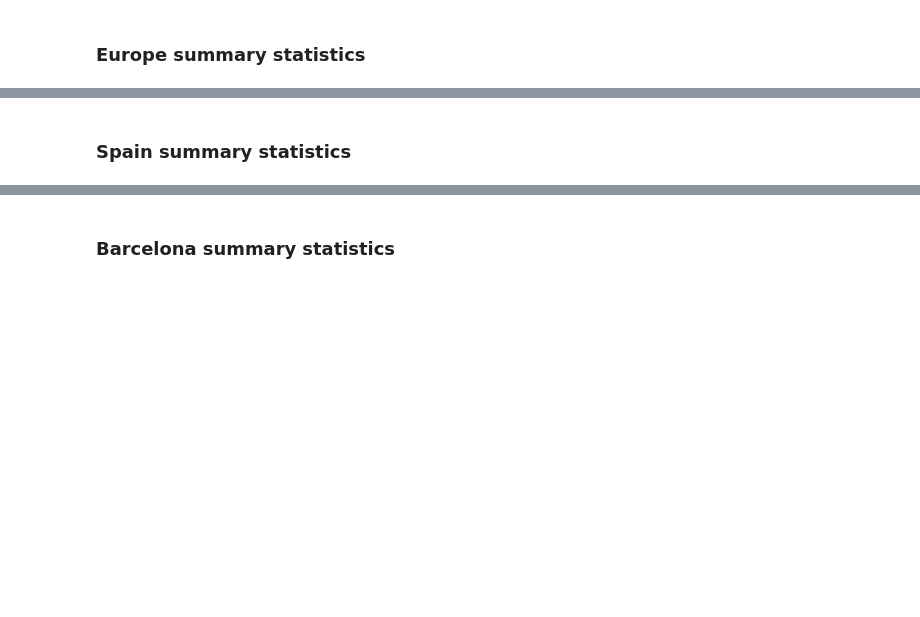
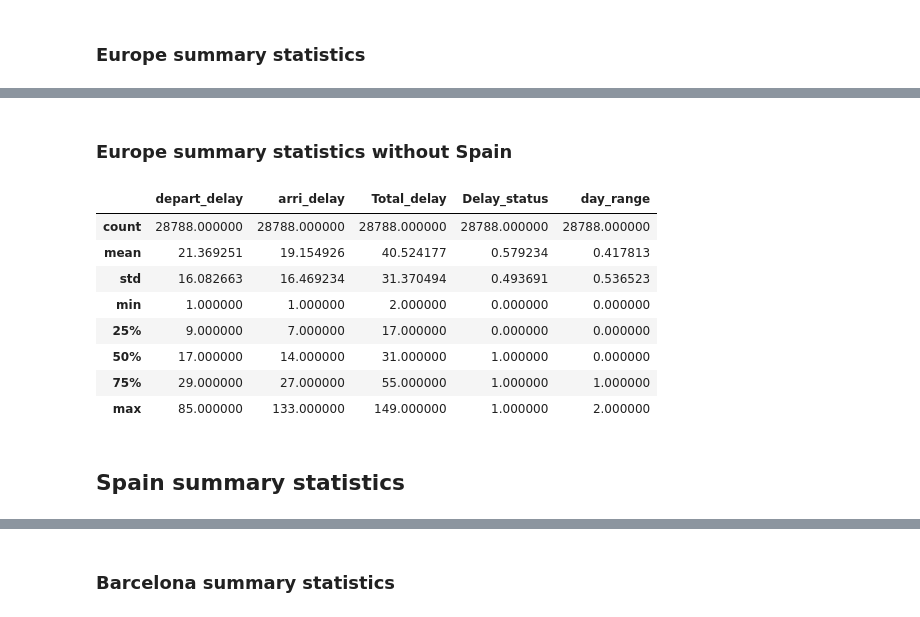
Before and after one commit to albertoabreu91/Airplanes_delay_project, a Jupyter notebook: your-project/Analysis/Hypothesis_testing.ipynb, the cells around one changed output, grey strips where cells are left out. Drawn from its saved outputs; the diff is of its cells as text; code cells hidden in the pictures; blank space fills up the shorter version.

```diff
--- a/your-project/Analysis/Hypothesis_testing.ipynb
+++ b/your-project/Analysis/Hypothesis_testing.ipynb
@@ -82,3 +82,21 @@ eu_t_delay_var = eu_delays.Total_delay.var()
 
 europe_delay_mean = 12.0
 #https://www.eurocontrol.int/sites/default/files/2019-07/eurocontrol_top_stats_-_june_2019.pdf
+# %% [markdown]
+### Europe summary statistics without Spain
+# %%
+data_eu2 = data[data['depart_country'] != 'ES']
+# %%
+eu2_delays =  data_eu2[np.logical_and(data_eu2['depart_delay']>0, data_eu2['arri_delay']>0)]
+# %%
+eu2_delays.describe()
+# %% [output]
+|  | depart_delay | arri_delay | Total_delay | Delay_status | day_range |
+| count | 28788.000000 | 28788.000000 | 28788.000000 | 28788.000000 | 28788.000000 |
+| mean | 21.369251 | 19.154926 | 40.524177 | 0.579234 | 0.417813 |
+| std | 16.082663 | 16.469234 | 31.370494 | 0.493691 | 0.536523 |
+| min | 1.000000 | 1.000000 | 2.000000 | 0.000000 | 0.000000 |
+| 25% | 9.000000 | 7.000000 | 17.000000 | 0.000000 | 0.000000 |
+| 50% | 17.000000 | 14.000000 | 31.000000 | 1.000000 | 0.000000 |
+| 75% | 29.000000 | 27.000000 | 55.000000 | 1.000000 | 1.000000 |
+| max | 85.000000 | 133.000000 | 149.000000 | 1.000000 | 2.000000 |
@@ -85,5 +110,5 @@ europe_delay_mean = 12.0
 # %% [markdown]
-### Spain summary statistics
+## Spain summary statistics
 # %%
 data_es = data[data['depart_country'] == 'ES']
 es_delays =  data_es[np.logical_and(data_es['depart_delay']>0, data_es['arri_delay']>0)]
```
Also changed, not shown: parts of 31 cells of this notebook.
